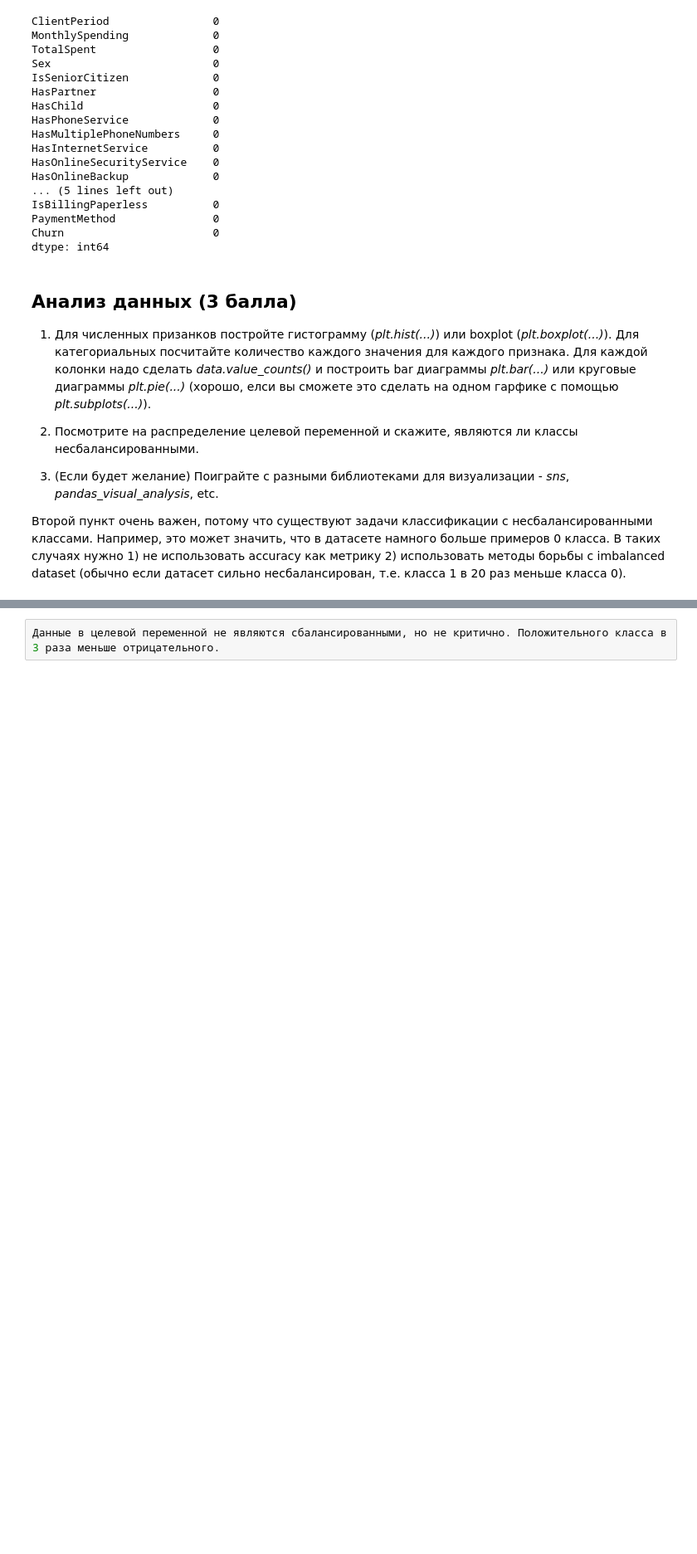
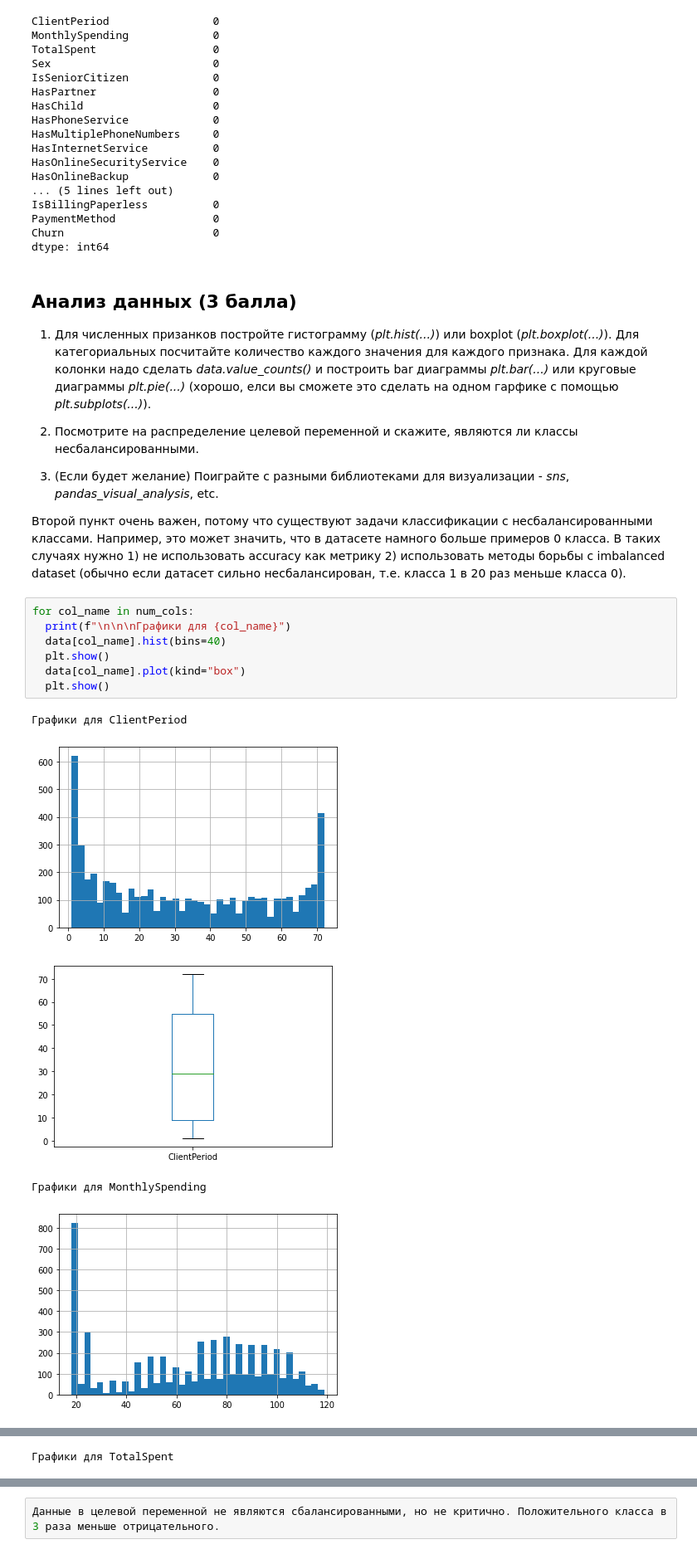
Before and after one commit to LevPerla/DLS_CV_Course, a Jupyter notebook: homeworks_2/Решение ML задачи и Kaggle./Baseline.ipynb, the cells around one changed output, grey strips where cells are left out. Shown at 83% size. Drawn from its saved outputs; the diff is of its cells as text; blank space fills up the shorter version.

```diff
--- a/homeworks_2/Решение ML задачи и Kaggle./Baseline.ipynb
+++ b/homeworks_2/Решение ML задачи и Kaggle./Baseline.ipynb
@@ -177,3 +161,16 @@ dtype: int64
 3) (Если будет желание) Поиграйте с разными библиотеками для визуализации - *sns*, *pandas_visual_analysis*, etc.
 
 Второй пункт очень важен, потому что существуют задачи классификации с несбалансированными классами. Например, это может значить, что в датасете намного больше примеров 0 класса. В таких случаях нужно 1) не использовать accuracy как метрику 2) использовать методы борьбы с imbalanced dataset (обычно если датасет сильно несбалансирован, т.е. класса 1 в 20 раз меньше класса 0).
+# %%
+for col_name in num_cols:
+  print(f"\n\n\nГрафики для {col_name}")
+  data[col_name].hist(bins=40)
+  plt.show()
+  data[col_name].plot(kind="box")
+  plt.show()
+# %% [output]
+Графики для ClientPeriod
+[figure, added]
+[figure, added]
+Графики для MonthlySpending
+[figure, added]
@@ -179,0 +178 @@ dtype: int64
+Графики для TotalSpent
```
Also changed, not shown: parts of 20 cells of this notebook.
